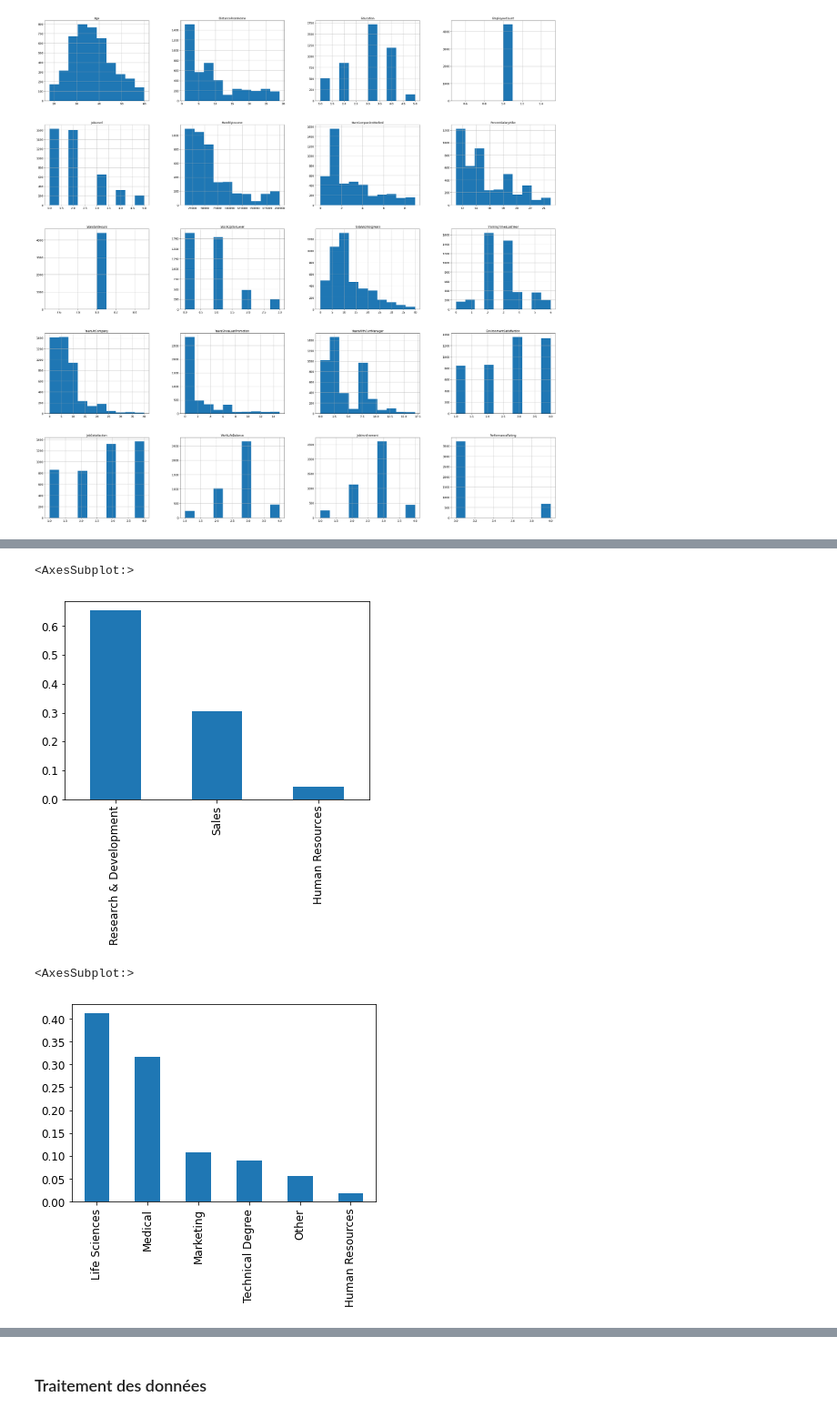
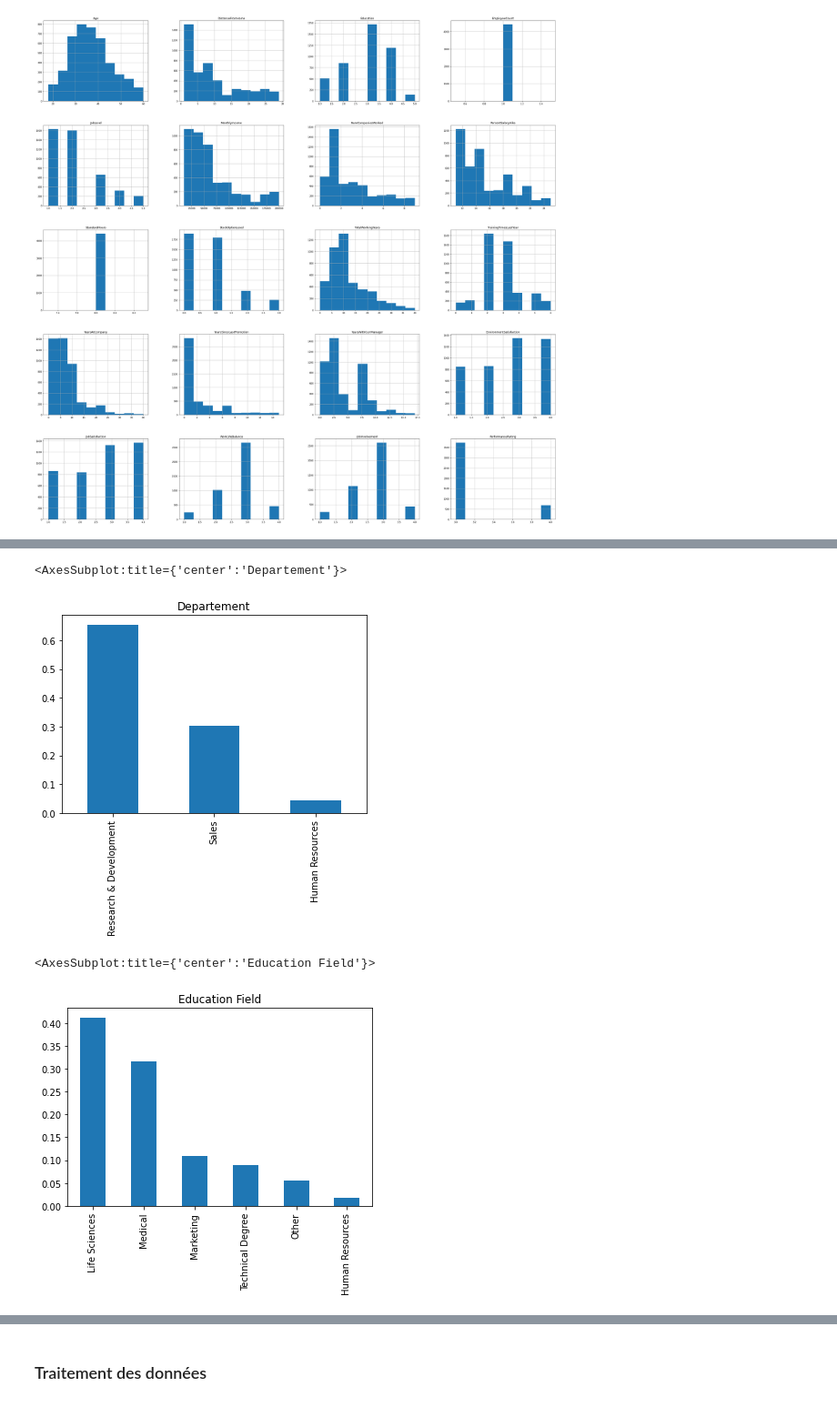
Before and after one commit to atarte/artificial_intelligence, a Jupyter notebook: Presentation.ipynb, the cells around one changed output, grey strips where cells are left out. Shown at 91% size. Drawn from its saved outputs; the diff is of its cells as text; code cells hidden in the pictures.

```diff
--- a/Presentation.ipynb
+++ b/Presentation.ipynb
@@ -53,11 +67,11 @@ general.BusinessTravel.value_counts(normalize=True).plot(kind='bar')
 # %%
-general.Department.value_counts(normalize=True).plot(kind='bar')
+general.Department.value_counts(normalize=True).plot(kind='bar', title='Departement')
 # %% [output]
-<AxesSubplot:>
+<AxesSubplot:title={'center':'Departement'}>
-[figure, old version]
+[figure, new version]
 # %%
-general.EducationField.value_counts(normalize=True).plot(kind='bar')
+general.EducationField.value_counts(normalize=True).plot(kind='bar', title='Education Field')
 # %% [output]
-<AxesSubplot:>
+<AxesSubplot:title={'center':'Education Field'}>
-[figure, old version]
+[figure, new version]
 # %%
```
Also changed, not shown: parts of 13 cells of this notebook.
